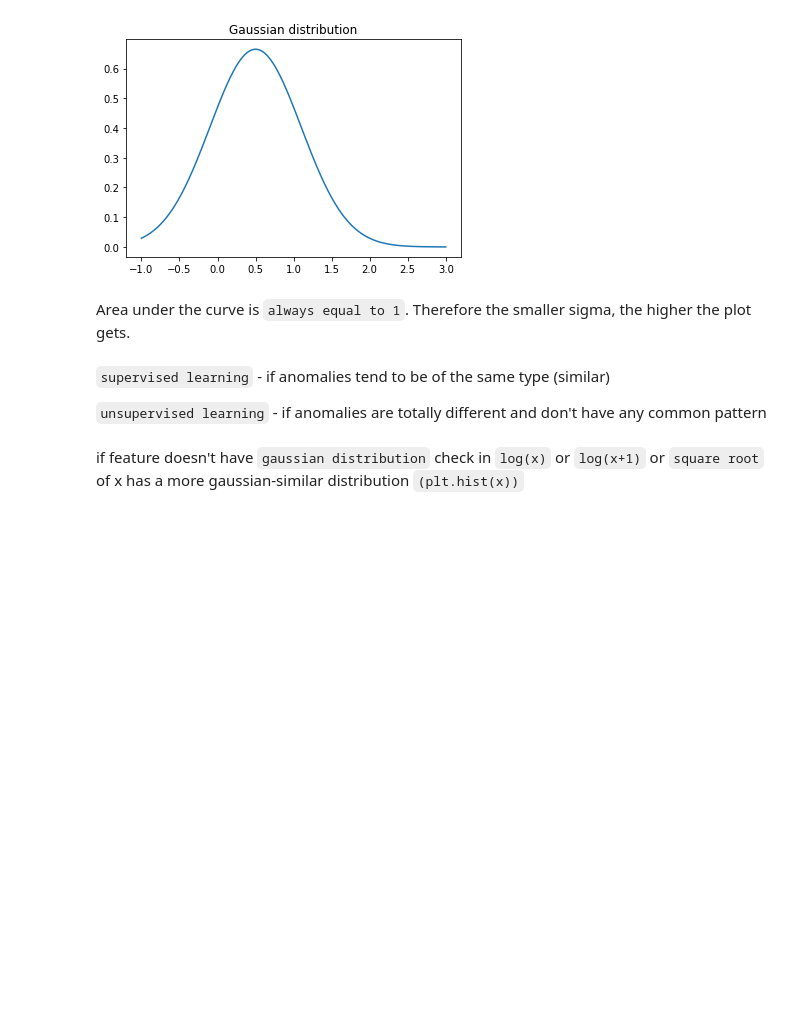
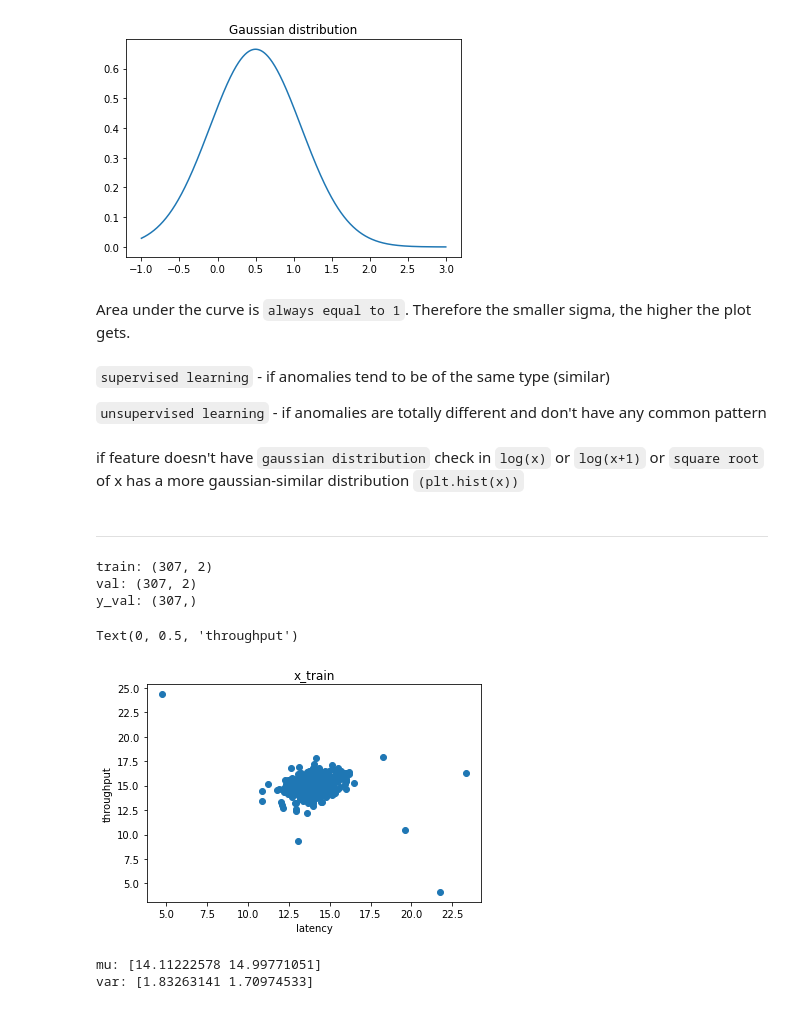
Before and after one commit to kazmierczakP/Machine-Learning, a Jupyter notebook: Unsupervised Learning, Recommenders, Reinforcement Learning 1.ipynb, the cells around one changed output. Cells and saved outputs as stored; diff of their text form; code cells hidden in the pictures; blank space fills up the shorter version.

```diff
--- a/Unsupervised Learning, Recommenders, Reinforcement Learning 1.ipynb
+++ b/Unsupervised Learning, Recommenders, Reinforcement Learning 1.ipynb
@@ -235,3 +235,5 @@ Area under the curve is `always equal to 1`. Therefore the smaller sigma, the hi
 `unsupervised learning` - if anomalies are totally different and don't have any common pattern
 # %% [markdown]
 if feature doesn't have `gaussian distribution` check in `log(x)` or `log(x+1)` or `square root` of x has a more gaussian-similar distribution `(plt.hist(x))`
+# %% [markdown]
+***
@@ -237,0 +243,23 @@ if feature doesn't have `gaussian distribution` check in `log(x)` or `log(x+1)`
+# %%
+#np.save('data/unsup_train.npy', x_train)
+#np.save('data/unsup_val.npy', x_val)
+#np.save('data/unsup_yval.npy', y_val)
+x_train=np.load('data/unsup_train.npy')
+x_val=np.load('data/unsup_val.npy')
+y_val=np.load('data/unsup_yval.npy')
+# %%
+print(f'train: {x_train.shape}')
+print(f'val: {x_val.shape}')
+print(f'y_val: {y_val.shape}')
+# %% [output]
+train: (307, 2)
+val: (307, 2)
+y_val: (307,)
+# %%
+plt.scatter(x_train[:,0],x_train[:,1])
+plt.title('x_train')
+plt.xlabel('latency')
+plt.ylabel('throughput')
+# %% [output]
+Text(0, 0.5, 'throughput')
+[figure, added]
@@ -237,0 +289,7 @@ if feature doesn't have `gaussian distribution` check in `log(x)` or `log(x+1)`
+# %%
+mu,var=estimate_gaussian(x_train)
+print(f'mu: {mu}')
+print(f'var: {var}')
+# %% [output]
+mu: [14.11222578 14.99771051]
+var: [1.83263141 1.70974533]
```
Also changed, not shown: parts of 6 cells of this notebook, 4 other files.
